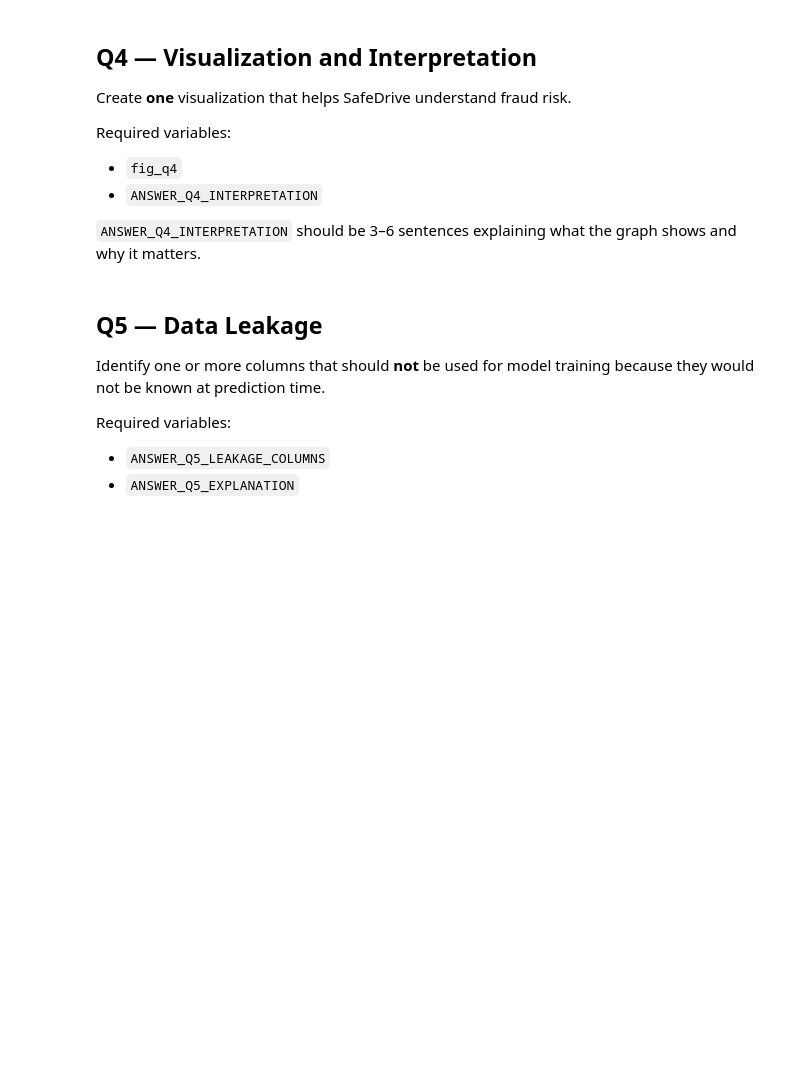
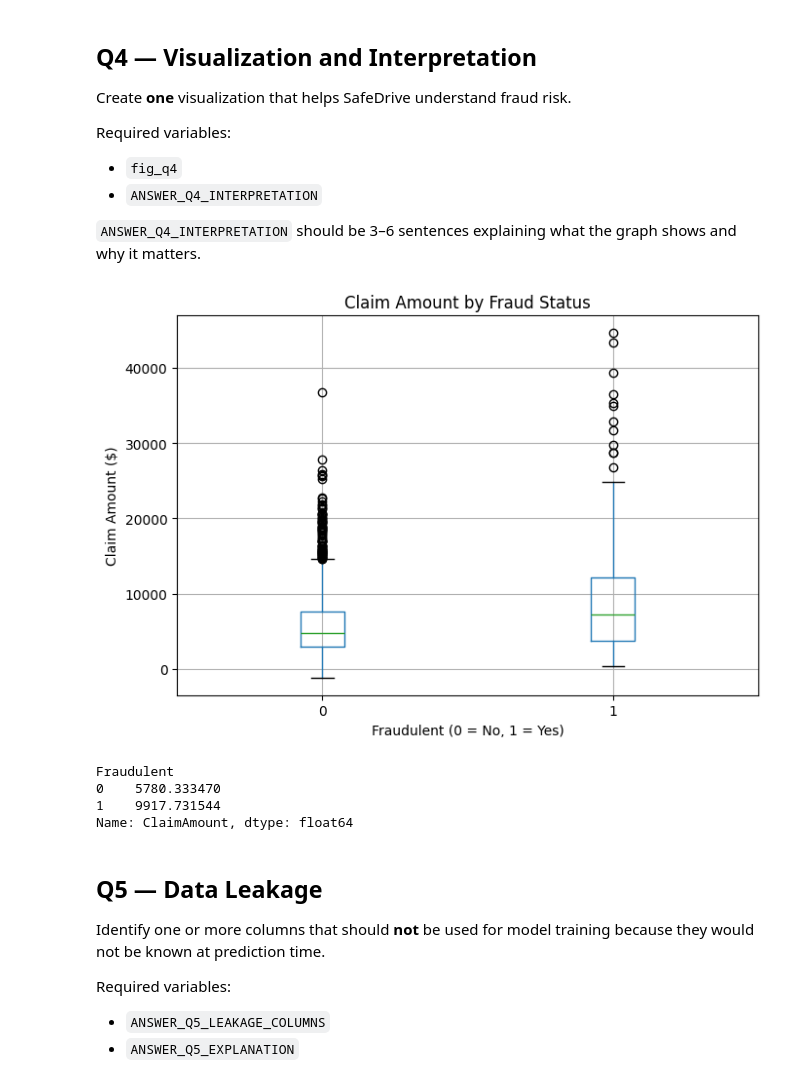
Before and after one commit to yuxi229/SafeDrive-Insurance-Fraud-Detection, a Jupyter notebook: SafeDrive_FinalExam_StudentStarter.ipynb, the cells around one changed output. Saved outputs shown, nothing was run; the diff lists cells and outputs as text; code cells hidden in the pictures; blank space fills up the shorter version.

```diff
--- a/SafeDrive_FinalExam_StudentStarter.ipynb
+++ b/SafeDrive_FinalExam_StudentStarter.ipynb
@@ -83,13 +133,19 @@ Required variables:
 
 `ANSWER_Q2_EXPLANATION` should be 2–4 sentences explaining how you fixed the merge key.
 # %%
-# TODO: create compatible merge keys and merge the two datasets.
 
-merged_df = None
+claims["CustomerID"] = "C" + claims["CustomerID"].astype(str).str.zfill(4)
 
+merged_df = claims.merge(customers, on="CustomerID", how="inner")
 
 ANSWER_Q2_EXPLANATION = """
-
+claims.csv stores CustomerID as a plain integer (e.g., 308), while customers.csv stores it as a
+zero-padded string prefixed with "C" (e.g., "C0308"). Merging directly on these columns as-is
+would match zero rows, because the values look completely different even though they refer to
+the same customers. I fixed this by converting claims["CustomerID"] into the same string format
+used in customers.csv ("C" plus the number zero-padded to 4 digits), then merged the two tables
+on this aligned CustomerID key using an inner join, so the result only keeps claims that have a
+matching customer record.
 """
 # %% [markdown]
 ## Q3 — Data Cleaning
@@ -130,13 +231,37 @@ Required variables:
 
 `ANSWER_Q4_INTERPRETATION` should be 3–6 sentences explaining what the graph shows and why it matters.
 # %%
-# TODO: create one meaningful visualization.
+fig_q4, ax = plt.subplots(figsize=(7, 5))
+clean_df.boxplot(column="ClaimAmount", by="Fraudulent", ax=ax)
+ax.set_xlabel("Fraudulent (0 = No, 1 = Yes)")
+ax.set_ylabel("Claim Amount ($)")
+ax.set_title("Claim Amount by Fraud Status")
+plt.suptitle("")
+plt.tight_layout()
+plt.show()
 
-fig_q4 = None
+print(clean_df.groupby("Fraudulent")["ClaimAmount"].mean())
 
 ANSWER_Q4_INTERPRETATION = """
+This boxplot compares the distribution of ClaimAmount for fraudulent vs. non-fraudulent claims.
+Fraudulent claims have a noticeably higher median and mean claim amount
+than legitimate claims, and their distribution is wider with more
+high-value outliers.
 
+This matters for SafeDrive because it shows that claim size is a meaningful,
+usable signal for prioritizing manual review: claims with unusually high dollar amounts are
+disproportionately more likely to be fraudulent, so a risk-scoring process that weights
+ClaimAmount heavily could help flag high-risk claims for human review even before a full model is
+deployed. It does not mean every large claim is fraudulent, since the two distributions still
+overlap substantially, so ClaimAmount should be treated as one useful feature among several rather
+than a standalone fraud rule.
 """
+# %% [output]
+[figure, added]
+Fraudulent
+0    5780.333470
+1    9917.731544
+Name: ClaimAmount, dtype: float64
 # %% [markdown]
 ## Q5 — Data Leakage
 
```
Also changed, not shown: parts of 8 cells of this notebook, 1 other file.
